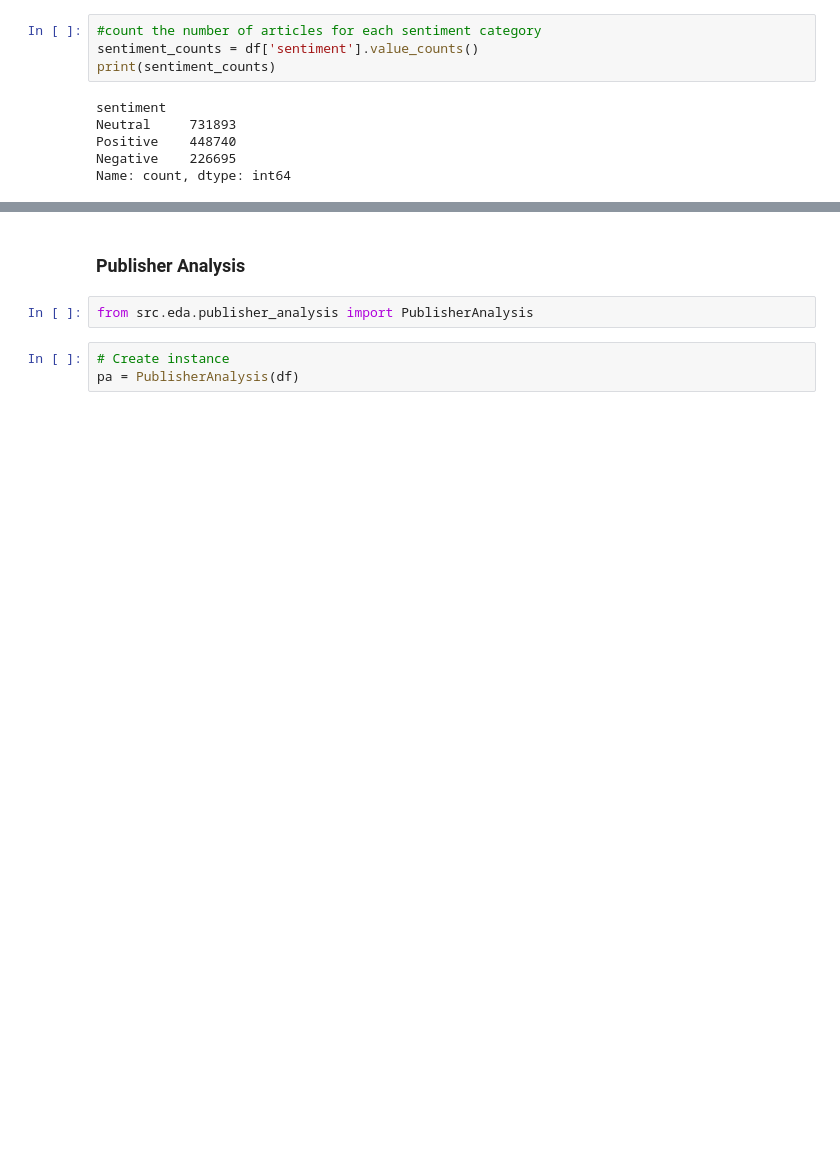
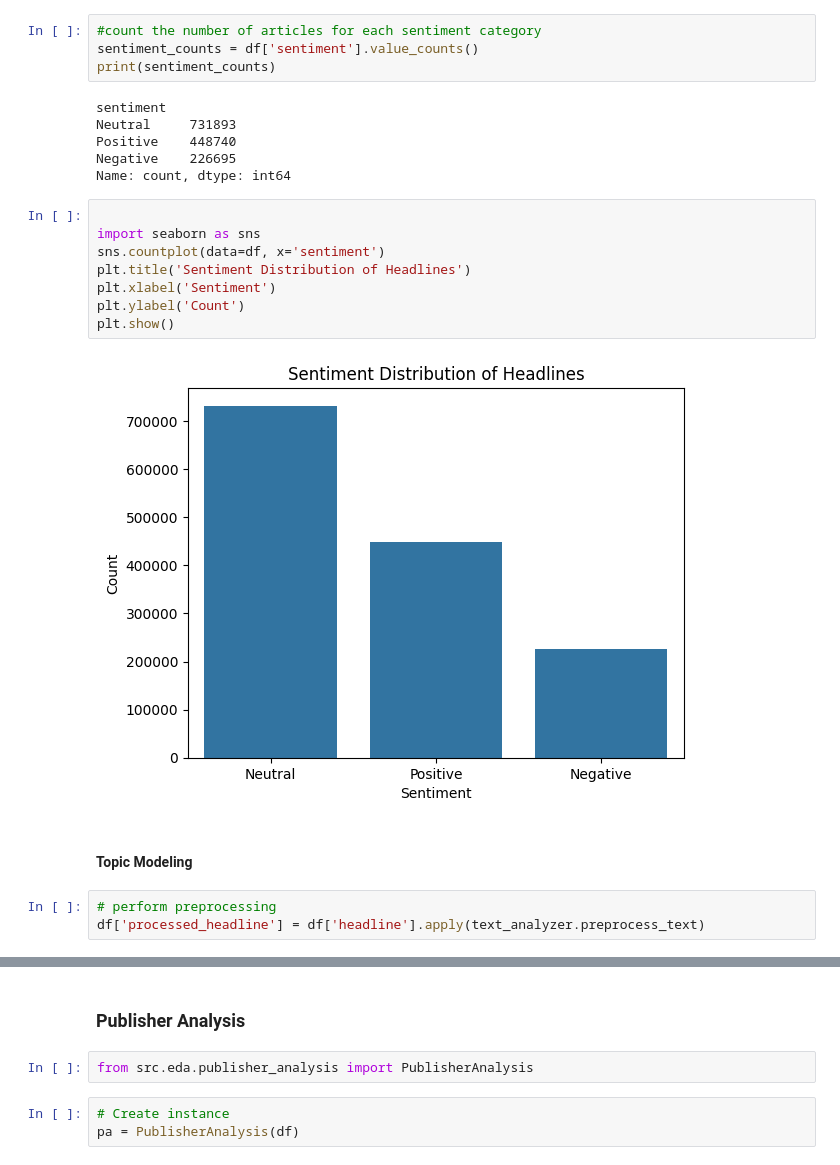
Before and after one commit to chalasimon/financial-news-sentiment-analysis, a Jupyter notebook: notebooks/task1.ipynb, the cells around one changed output, grey strips where cells are left out. Drawn from its saved outputs; the diff is of its cells as text; blank space fills up the shorter version.

```diff
--- a/notebooks/task1.ipynb
+++ b/notebooks/task1.ipynb
@@ -219,3 +228,18 @@ Neutral     731893
 Positive    448740
 Negative    226695
 Name: count, dtype: int64
+# %%
+
+import seaborn as sns
+sns.countplot(data=df, x='sentiment')
+plt.title('Sentiment Distribution of Headlines')
+plt.xlabel('Sentiment')
+plt.ylabel('Count')
+plt.show()
+# %% [output]
+[figure, added]
+# %% [markdown]
+#### Topic Modeling
+# %%
+# perform preprocessing
+df['processed_headline'] = df['headline'].apply(text_analyzer.preprocess_text)
```
Also changed, not shown: parts of 8 cells of this notebook, 3 other files.
